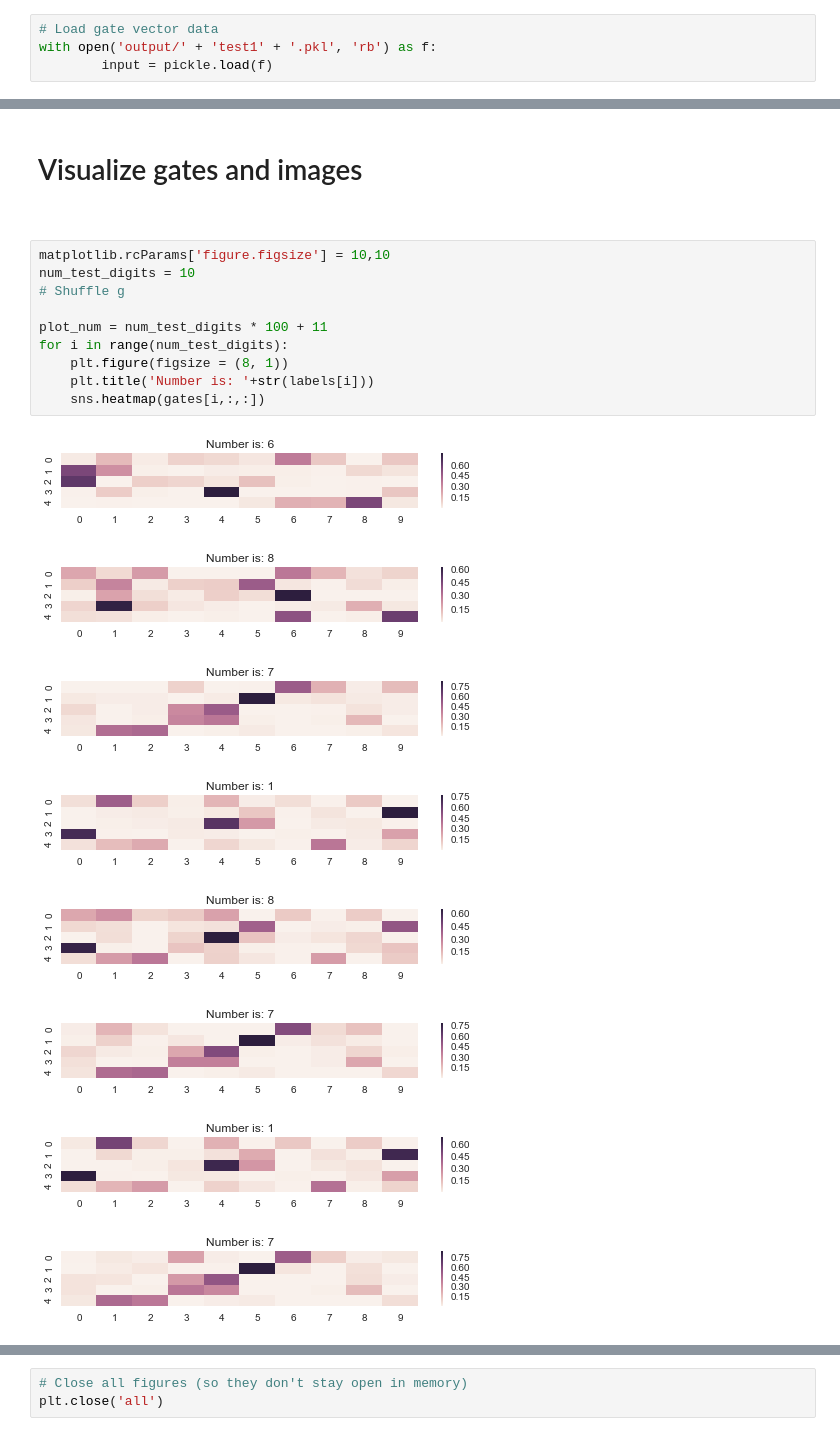
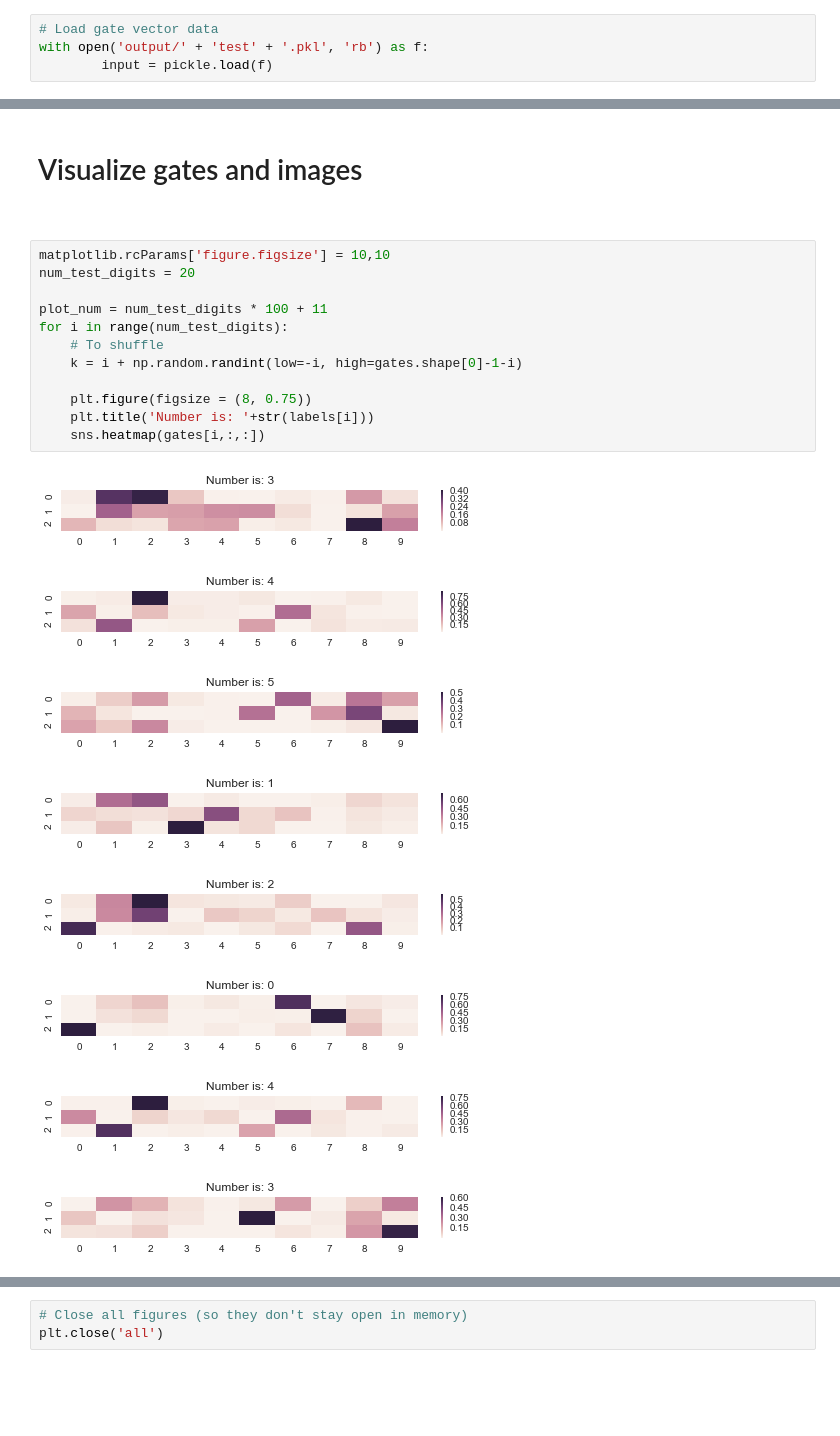
Before and after one commit to polzounov/gatenet, a Jupyter notebook: Gatenet/visualize_gates.ipynb, the cells around one changed output, grey strips where cells are left out. Cells and saved outputs as stored; diff of their text form; blank space fills up the shorter version.

```diff
--- a/Gatenet/visualize_gates.ipynb
+++ b/Gatenet/visualize_gates.ipynb
@@ -17,7 +15,7 @@ sns.set(font_scale=1.5, context=c)
 <br>
 # %%
 # Load gate vector data
-with open('output/' + 'test1' + '.pkl', 'rb') as f:
+with open('output/' + 'test' + '.pkl', 'rb') as f:
         input = pickle.load(f)
 # %%
 # Get components from data
@@ -44,20 +56,22 @@ print(gates.shape)
 <br>
 # %%
 matplotlib.rcParams['figure.figsize'] = 10,10
-num_test_digits = 10
-# Shuffle g
+num_test_digits = 20
 
 plot_num = num_test_digits * 100 + 11
 for i in range(num_test_digits):
-    plt.figure(figsize = (8, 1))
+    # To shuffle
+    k = i + np.random.randint(low=-i, high=gates.shape[0]-1-i)
+
+    plt.figure(figsize = (8, 0.75))
     plt.title('Number is: '+str(labels[i]))
     sns.heatmap(gates[i,:,:])
 # %% [output]
-[figure, old version]
+[figure, new version]
-[figure, old version]
+[figure, new version]
-[figure, old version]
+[figure, new version]
-[figure, old version]
+[figure, new version]
-[figure, old version]
+[figure, new version]
-[figure, old version]
+[figure, new version]
-[figure, old version]
+[figure, new version]
-[figure, old version]
+[figure, new version]
```
Also changed, not shown: parts of 12 cells of this notebook, 2 other files.
